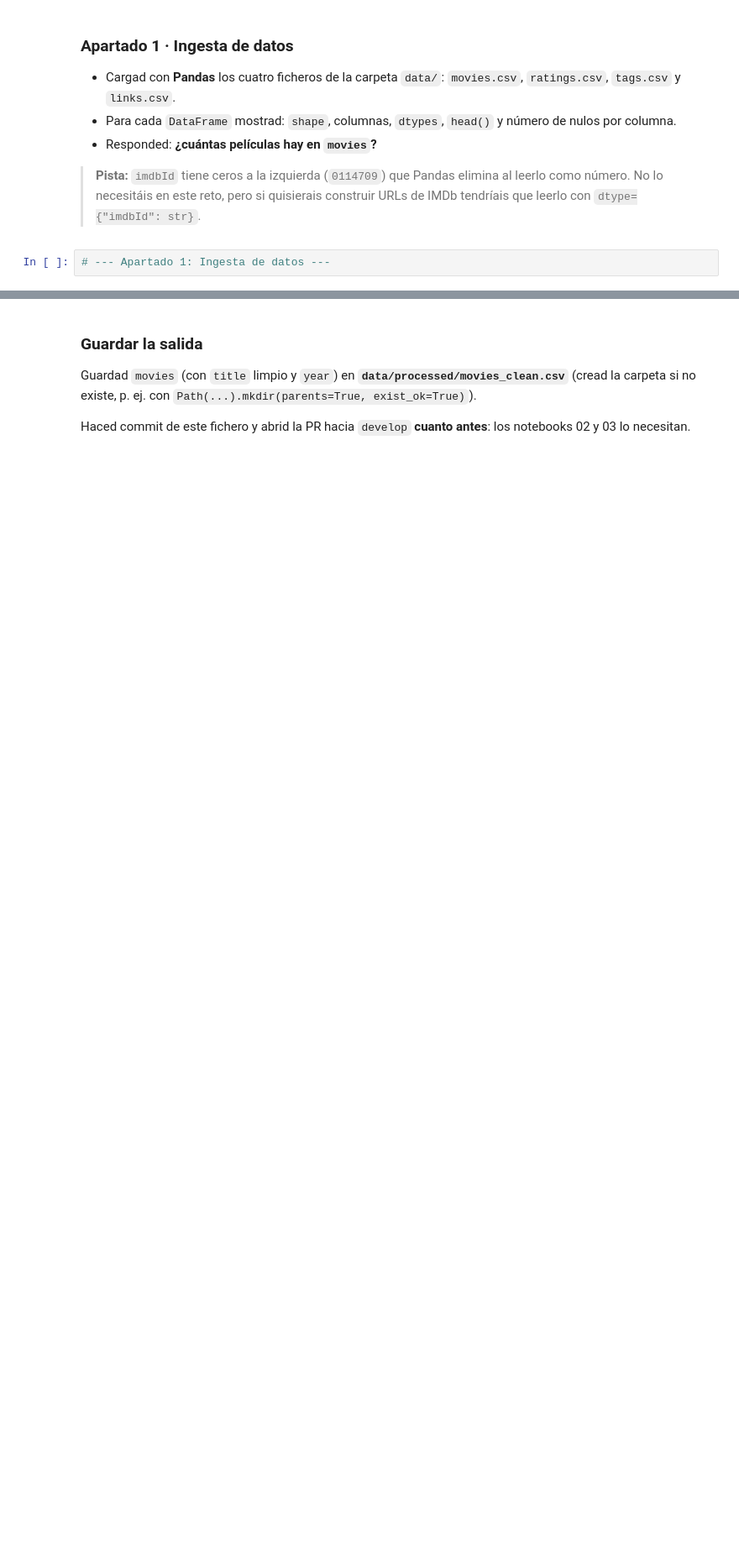
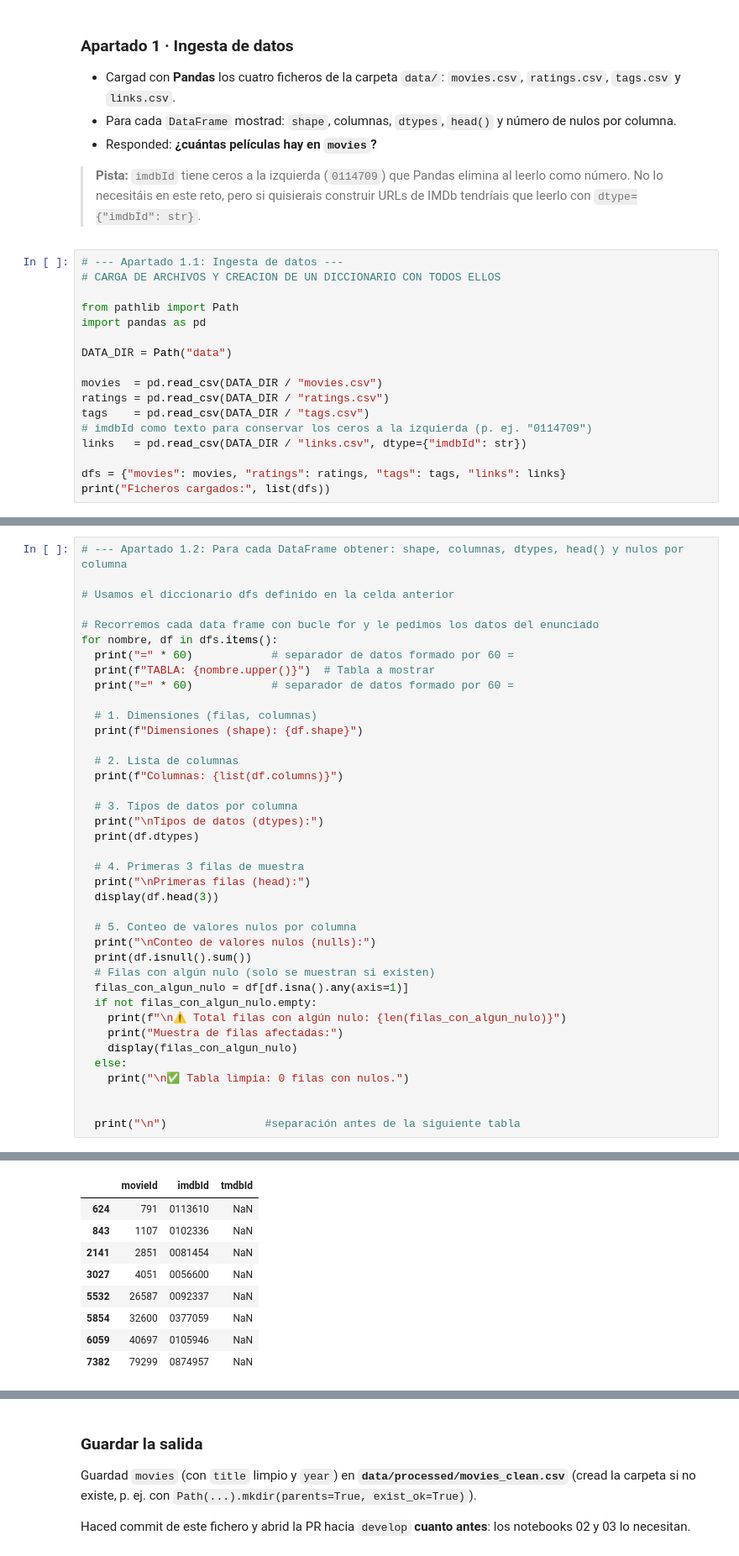
Before and after one commit to vmmaiz/tc-catalogo-peliculas, a Jupyter notebook: 01_ingesta_limpieza.ipynb, the cells around one changed output, grey strips where cells are left out. Shown at 84% size. Cells and saved outputs as stored; diff of their text form; blank space fills up the shorter version.

Commit message:
feat: ingesta de CSV, columna year y movies_clean.csv

```diff
--- a/01_ingesta_limpieza.ipynb
+++ b/01_ingesta_limpieza.ipynb
@@ -22,4 +22,19 @@ Cargáis los cuatro CSV, los inspeccionáis y creáis la columna `year` a partir
 
 > **Pista:** `imdbId` tiene ceros a la izquierda (`0114709`) que Pandas elimina al leerlo como número. No lo necesitáis en este reto, pero si quisierais construir URLs de IMDb tendríais que leerlo con `dtype={"imdbId": str}`.
 # %%
-# --- Apartado 1: Ingesta de datos ---
+# --- Apartado 1.1: Ingesta de datos ---
+# CARGA DE ARCHIVOS Y CREACION DE UN DICCIONARIO CON TODOS ELLOS
+
+from pathlib import Path
+import pandas as pd
+
+DATA_DIR = Path("data")
+
+movies  = pd.read_csv(DATA_DIR / "movies.csv")
+ratings = pd.read_csv(DATA_DIR / "ratings.csv")
+tags    = pd.read_csv(DATA_DIR / "tags.csv")
+# imdbId como texto para conservar los ceros a la izquierda (p. ej. "0114709")
+links   = pd.read_csv(DATA_DIR / "links.csv", dtype={"imdbId": str})
+
+dfs = {"movies": movies, "ratings": ratings, "tags": tags, "links": links}
+print("Ficheros cargados:", list(dfs))
@@ -25,0 +43,40 @@ Cargáis los cuatro CSV, los inspeccionáis y creáis la columna `year` a partir
+# %%
+# --- Apartado 1.2: Para cada DataFrame obtener: shape, columnas, dtypes, head() y nulos por columna
+
+# Usamos el diccionario dfs definido en la celda anterior
+
+# Recorremos cada data frame con bucle for y le pedimos los datos del enunciado
+for nombre, df in dfs.items():
+  print("=" * 60)            # separador de datos formado por 60 =
+  print(f"TABLA: {nombre.upper()}")  # Tabla a mostrar
+  print("=" * 60)            # separador de datos formado por 60 =
+
+  # 1. Dimensiones (filas, columnas)
+  print(f"Dimensiones (shape): {df.shape}")
+
+  # 2. Lista de columnas
+  print(f"Columnas: {list(df.columns)}")
+
+  # 3. Tipos de datos por columna
+  print("\nTipos de datos (dtypes):")
+  print(df.dtypes)
+
+  # 4. Primeras 3 filas de muestra
+  print("\nPrimeras filas (head):")
+  display(df.head(3))
+
+  # 5. Conteo de valores nulos por columna
+  print("\nConteo de valores nulos (nulls):")
+  print(df.isnull().sum())
+  # Filas con algún nulo (solo se muestran si existen)
+  filas_con_algun_nulo = df[df.isna().any(axis=1)]
+  if not filas_con_algun_nulo.empty:
+    print(f"\n⚠️ Total filas con algún nulo: {len(filas_con_algun_nulo)}")
+    print("Muestra de filas afectadas:")
+    display(filas_con_algun_nulo)
+  else:
+    print("\n✅ Tabla limpia: 0 filas con nulos.")
+
+
+  print("\n")               #separación antes de la siguiente tabla
+# %% [output]
@@ -25,0 +171,9 @@ Cargáis los cuatro CSV, los inspeccionáis y creáis la columna `year` a partir
+|  | movieId | imdbId | tmdbId |
+| 624 | 791 | 0113610 | NaN |
+| 843 | 1107 | 0102336 | NaN |
+| 2141 | 2851 | 0081454 | NaN |
+| 3027 | 4051 | 0056600 | NaN |
+| 5532 | 26587 | 0092337 | NaN |
+| 5854 | 32600 | 0377059 | NaN |
+| 6059 | 40697 | 0105946 | NaN |
+| 7382 | 79299 | 0874957 | NaN |
```
Also changed, not shown: parts of 7 cells of this notebook, 2 other files.
